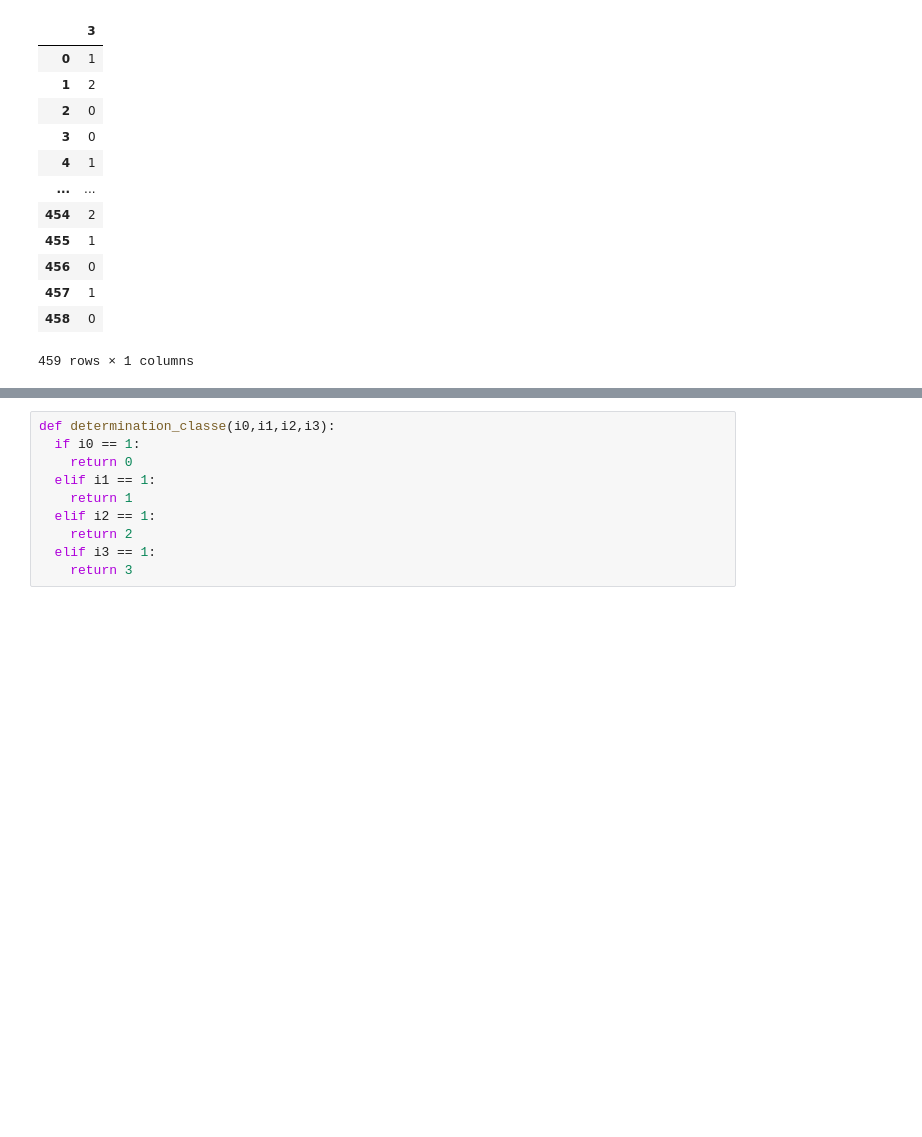
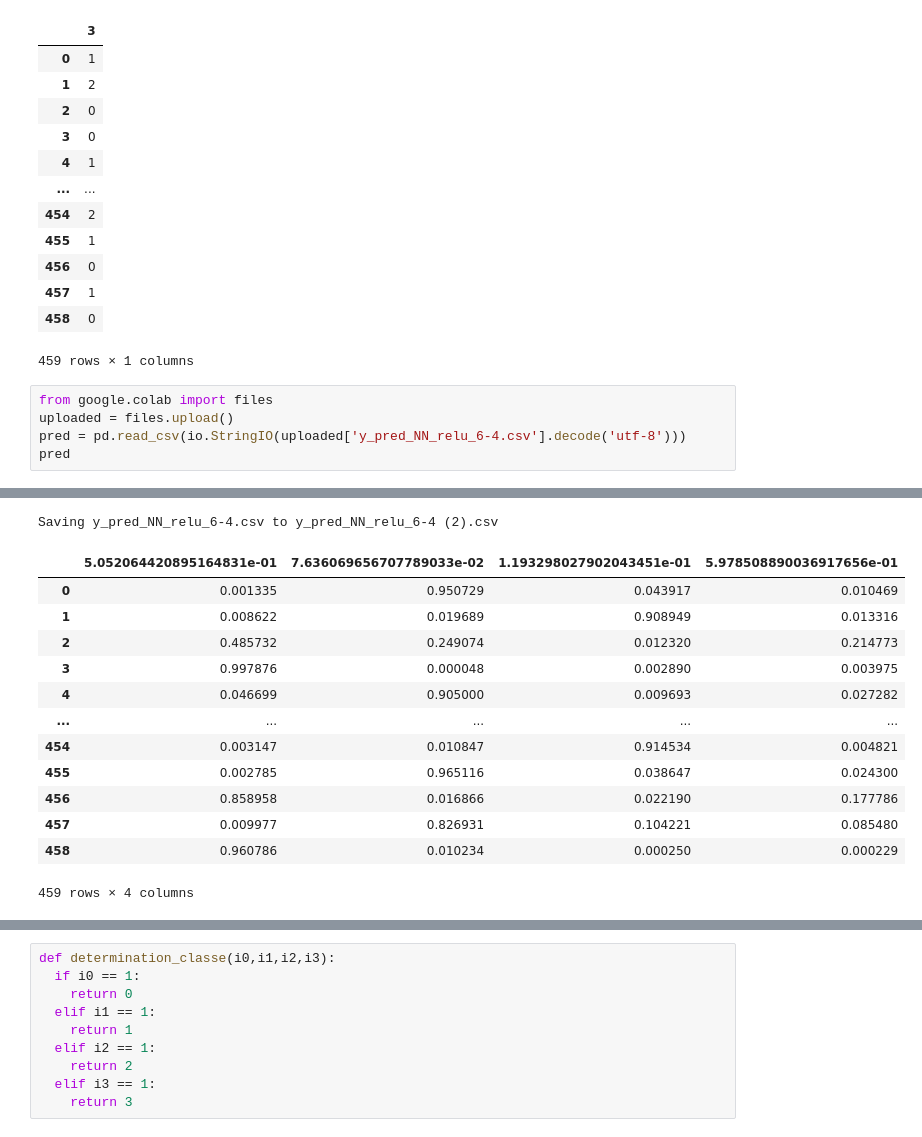
Before and after one commit to IssamEizouki/decision-tree-neural-network, a Jupyter notebook: Partie3.ipynb, the cells around one changed output, grey strips where cells are left out. Saved outputs shown, nothing was run; the diff lists cells and outputs as text; blank space fills up the shorter version.

```diff
--- a/Partie3.ipynb
+++ b/Partie3.ipynb
@@ -21,3 +21,9 @@ Saving y_test.csv to y_test.csv
 | 457 | 1 |
 | 458 | 0 |
 459 rows × 1 columns
+# %%
+from google.colab import files
+uploaded = files.upload()
+pred = pd.read_csv(io.StringIO(uploaded['y_pred_NN_relu_6-4.csv'].decode('utf-8')))
+pred
+# %% [output]
@@ -24,3 +31,17 @@ Saving y_test.csv to y_test.csv
+Saving y_pred_NN_relu_6-4.csv to y_pred_NN_relu_6-4 (2).csv
+|  | 5.052064420895164831e-01 | 7.636069656707789033e-02 | 1.193298027902043451e-01 | 5.978508890036917656e-01 |
+| 0 | 0.001335 | 0.950729 | 0.043917 | 0.010469 |
+| 1 | 0.008622 | 0.019689 | 0.908949 | 0.013316 |
+| 2 | 0.485732 | 0.249074 | 0.012320 | 0.214773 |
+| 3 | 0.997876 | 0.000048 | 0.002890 | 0.003975 |
+| 4 | 0.046699 | 0.905000 | 0.009693 | 0.027282 |
+| ... | ... | ... | ... | ... |
+| 454 | 0.003147 | 0.010847 | 0.914534 | 0.004821 |
+| 455 | 0.002785 | 0.965116 | 0.038647 | 0.024300 |
+| 456 | 0.858958 | 0.016866 | 0.022190 | 0.177786 |
+| 457 | 0.009977 | 0.826931 | 0.104221 | 0.085480 |
+| 458 | 0.960786 | 0.010234 | 0.000250 | 0.000229 |
+459 rows × 4 columns
 # %%
 from google.colab import files
 uploaded = files.upload()
```
Also changed, not shown: parts of 9 cells of this notebook, 1 other file.
